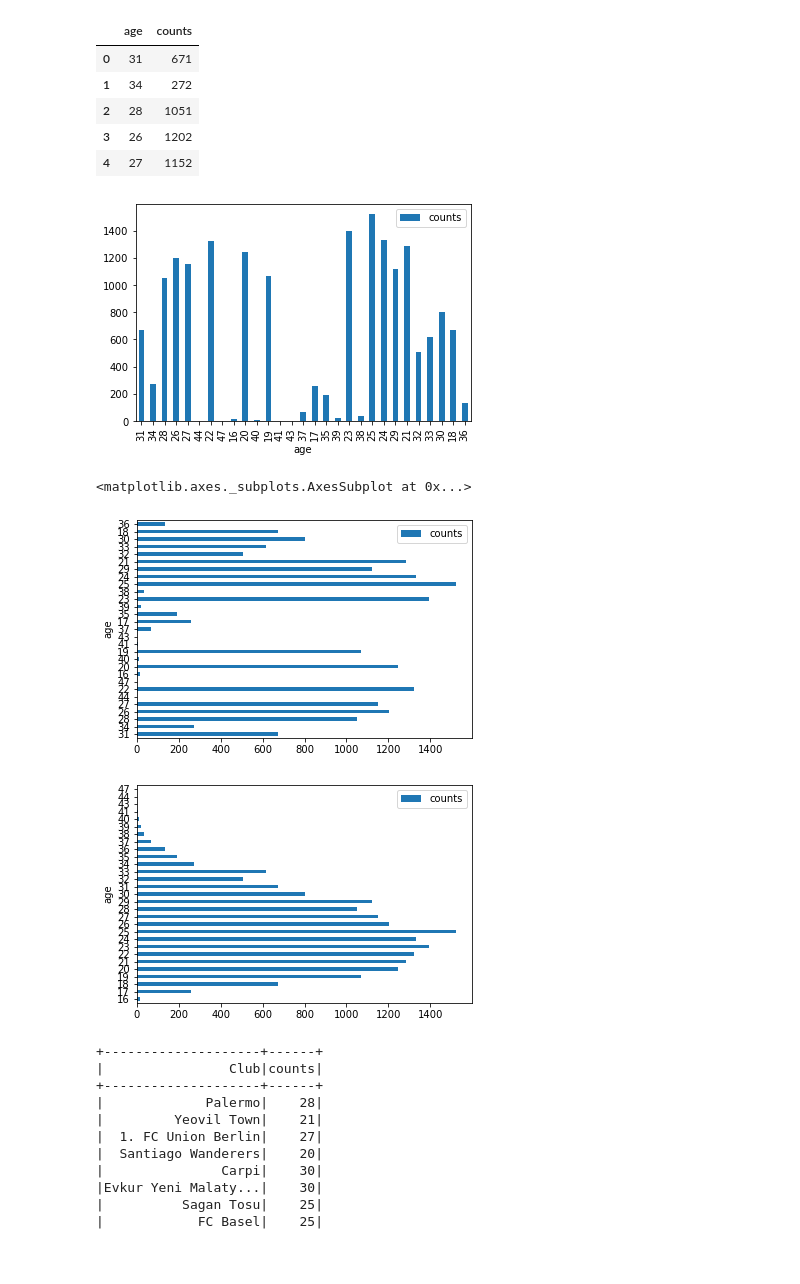
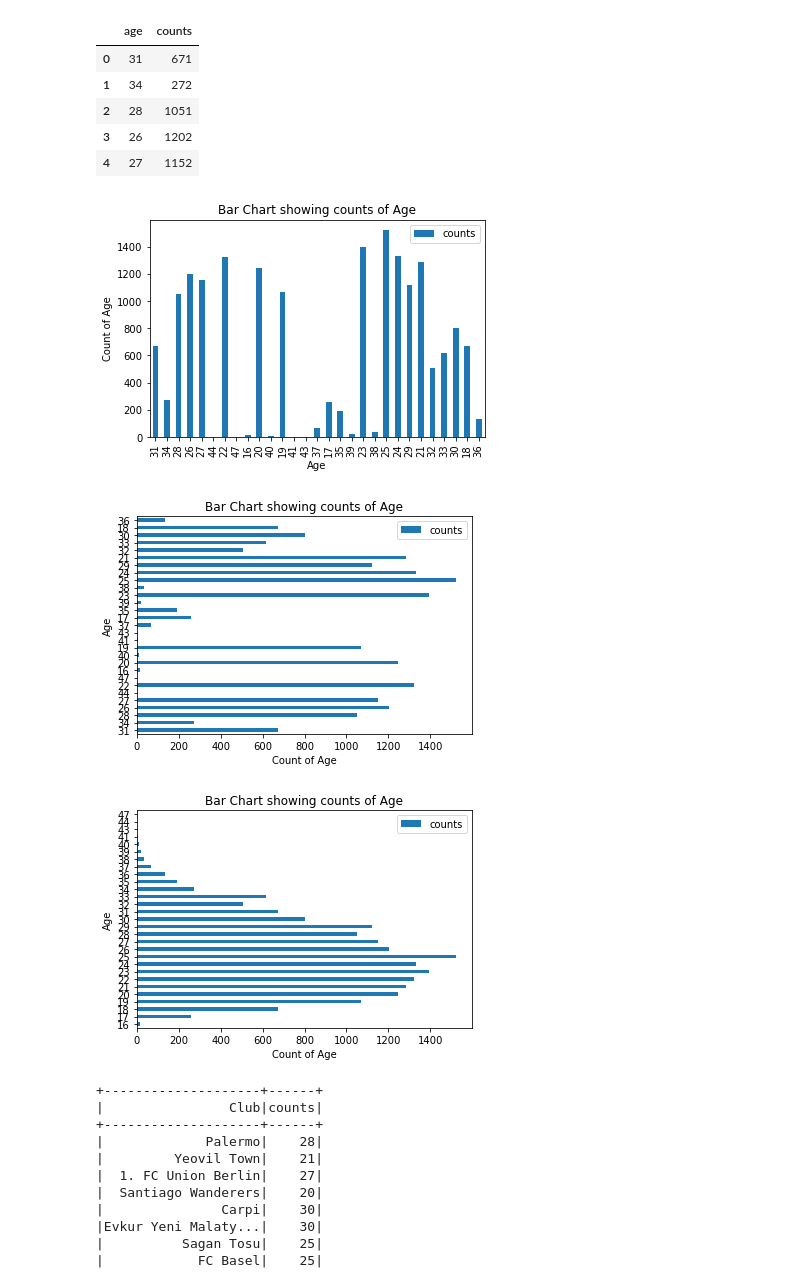
Before and after one commit to A-Nuru/SparkSQLFIFA18, a Jupyter notebook: FIFA18.ipynb, the cells around one changed output. Saved outputs shown, nothing was run; the diff lists cells and outputs as text; code cells hidden in the pictures; blank space fills up the shorter version.

Commit message:
formating plots

```diff
--- a/FIFA18.ipynb
+++ b/FIFA18.ipynb
@@ -241,18 +239,26 @@ Pandas_DF.head(5)
 | 4 | 27 | 1152 |
 # %%
 # making a bar chart
-Pandas_DF.plot.bar(x ='age', y = 'counts');
+Pandas_DF.plot.bar(x ='age', y = 'counts')
+plt.title('Bar Chart showing counts of Age')
+plt.xlabel('Age')
+plt.ylabel('Count of Age');
 # %% [output]
-[figure, old version]
+[figure, new version]
 # %%
 Pandas_DF.plot.barh(x ='age', y = 'counts')
+plt.title('Bar Chart showing counts of Age')
+plt.ylabel('Age')
+plt.xlabel('Count of Age');
 # %% [output]
-<matplotlib.axes._subplots.AxesSubplot at 0x...>
-[figure, old version]
+[figure, new version]
 # %%
-Pandas_DF.sort_values(by='age', ascending=True ).plot.barh(x='age', y='counts');
+Pandas_DF.sort_values(by='age', ascending=True ).plot.barh(x='age', y='counts')
+plt.title('Bar Chart showing counts of Age')
+plt.ylabel('Age')
+plt.xlabel('Count of Age');
 # %% [output]
-[figure, old version]
+[figure, new version]
 # %%
 # counting the number of players in each club
 sqlDF = spark.sql('SELECT Club, count(*) as counts FROM FifaView GROUP By Club')
```
Also changed, not shown: parts of 4 cells of this notebook.
